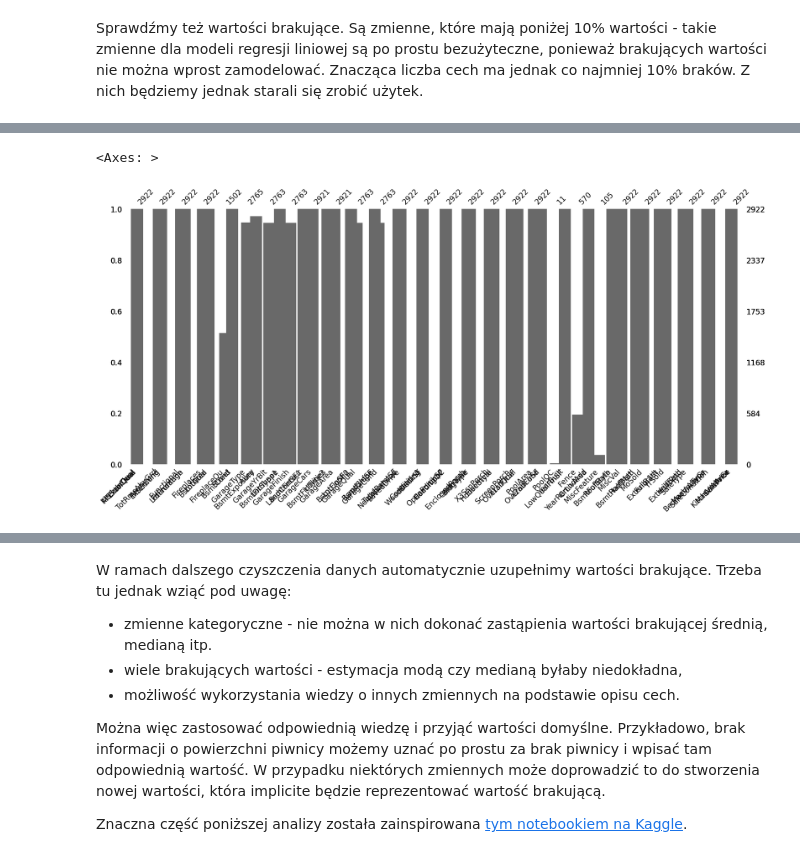
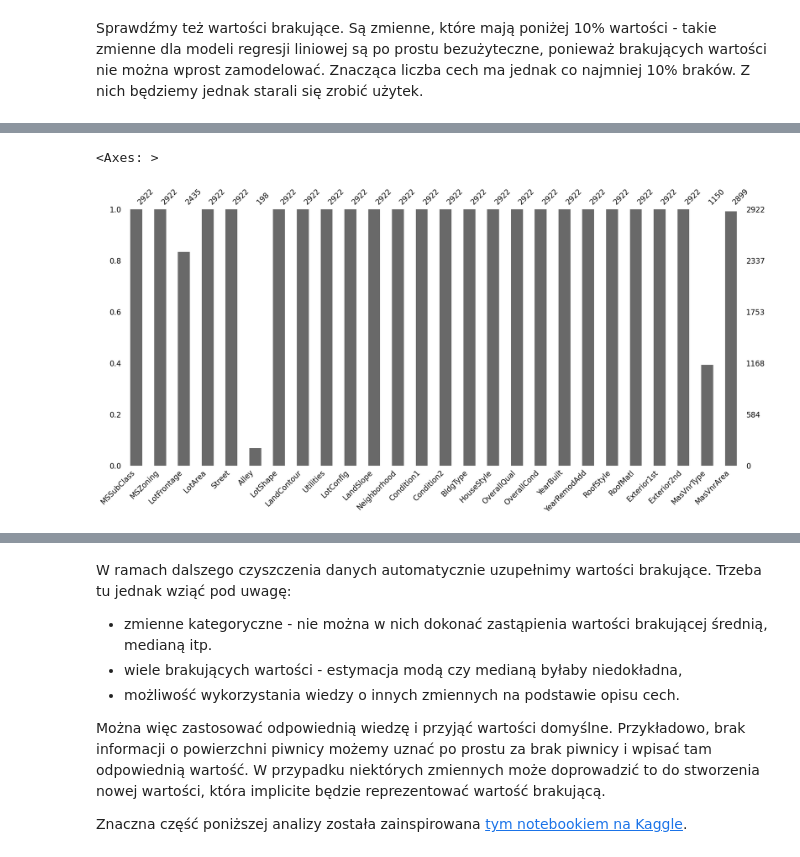
Before and after one commit to Szaroslav/fundamentals-of-ai, a Jupyter notebook: lab1/lab_1.ipynb, the cells around one changed output, grey strips where cells are left out. Drawn from its saved outputs; the diff is of its cells as text; code cells hidden in the pictures.

```diff
--- a/lab1/lab_1.ipynb
+++ b/lab1/lab_1.ipynb
@@ -264,10 +248,9 @@ df
-# %%
-import missingno as msno
-
-col_number = df.shape[1]
-msno.bar(df.iloc[:, :(col_number // 3)])
-msno.bar(df.iloc[:, (col_number // 3 ):(col_number // 3 * 2)])
-msno.bar(df.iloc[:, (col_number // 3 * 2):])
-# %% [output]
-<Axes: >
-[figure, removed]
+# %%
+import missingno as msno
+
+cols_number = df.shape[1]
+# %%
+msno.bar(df.iloc[:, :(cols_number // 3)])
+# %% [output]
+<Axes: >
+[figure, added]
```
Also changed, not shown: parts of 6 cells of this notebook.
